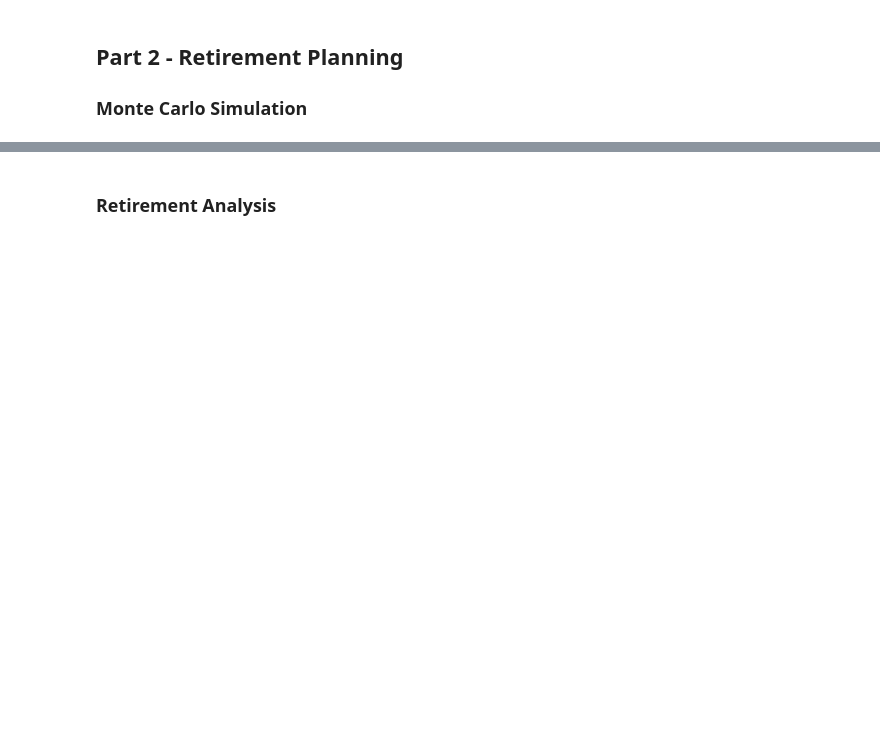
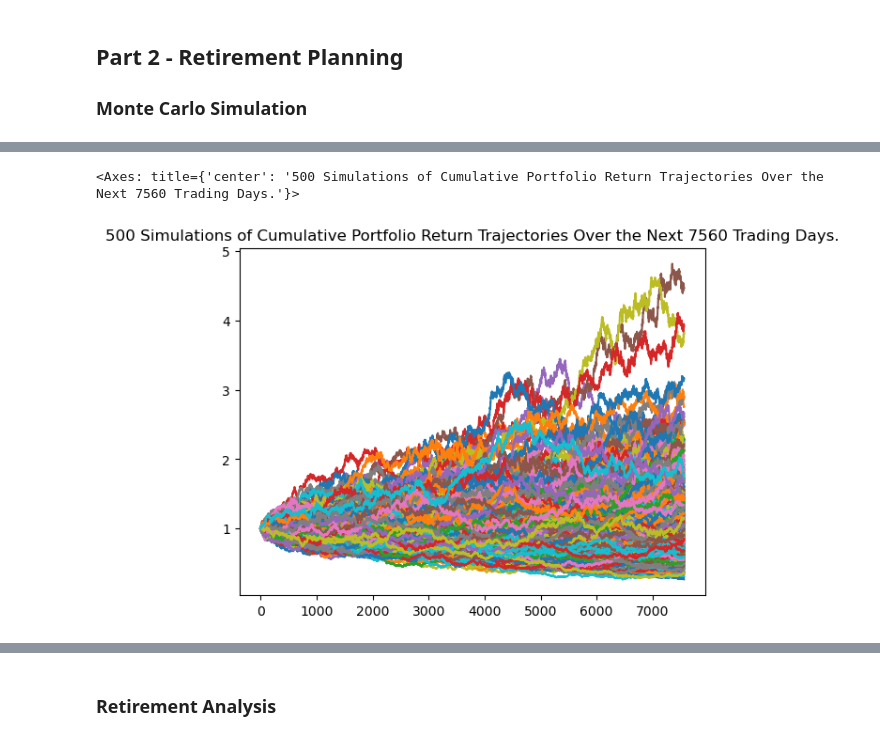
Before and after one commit to kimrodriguezFINTECH/CHALLENGE_5, a Jupyter notebook: financial-planner.ipynb, the cells around one changed output, grey strips where cells are left out. Drawn from its saved outputs; the diff is of its cells as text; code cells hidden in the pictures; blank space fills up the shorter version.

```diff
--- a/financial-planner.ipynb
+++ b/financial-planner.ipynb
@@ -53,9 +54,13 @@ my_agg = 200
 my_spy = 50
 # %%
 # Set Alpaca API key and secret
-# YOUR CODE HERE!
+alpaca_api_key = os.getenv("ALPACA_API_KEY")
+alpaca_secret_key = os.getenv("ALPACA_SECRET_KEY")
 
 # Create the Alpaca API object
-# YOUR CODE HERE!
+alpaca = tradeapi.REST(
+    alpaca_api_key,
+    alpaca_secret_key,
+    api_version="v2")
 # %%
 # Format current date as ISO format
@@ -127,19 +177,27 @@ emergency_fund = monthly_income * 3
 # %%
 # Set start and end dates of five years back from today.
 # Sample results may vary from the solution based on the time frame chosen
-start_date = pd.Timestamp('2016-05-01', tz='America/New_York').isoformat()
-end_date = pd.Timestamp('2021-05-01', tz='America/New_York').isoformat()
+start_date = pd.Timestamp('2021-01-19', tz='America/New_York').isoformat()
+end_date = pd.Timestamp('2024-01-19', tz='America/New_York').isoformat()
 # %%
 # Get 5 years' worth of historical data for SPY and AGG
-# YOUR CODE HERE!
+df_five_year = alpaca.get_bars(
+    tickers,
+    timeframe,
+    start= start_date,
+    end= end_date,
+).df
 
 # Reorganize the DataFrame
+df_five_year
+
 # Separate ticker data
-# YOUR CODE HERE!
+AGG = df_five_year[df_five_year["symbol"]=="AGG"].drop("symbol", axis=1)
+SPY = df_five_year[df_five_year["symbol"]=="SPY"].drop("symbol", axis=1)
 
 
 # Concatenate the ticker DataFrames
-# YOUR CODE HERE!
+df_five_year = pd.concat([AGG, SPY], axis=1, keys=["AGG","SPY"])
 
 # Display sample data
-df_stock_data.head()
+df_five_year
@@ -145,0 +220,8 @@ df_stock_data.head()
+# %%
+# Configuring a Monte Carlo simulation to forecast 30 years cumulative returns
+MC_thirty_year = MCSimulation(
+    portfolio_data = df_five_year,
+    weights = [.60,.40],
+    num_simulation = 500,
+    num_trading_days = 252*30
+)
@@ -155,5 +267,8 @@ df_stock_data.head()
 # %%
 # Plot simulation outcomes
-# YOUR CODE HERE!
+MC_thirty_year.plot_simulation()
+# %% [output]
+<Axes: title={'center': '500 Simulations of Cumulative Portfolio Return Trajectories Over the Next 7560 Trading Days.'}>
+[figure, added]
 # %%
 # Plot probability distribution and confidence intervals
```
Also changed, not shown: parts of 19 cells of this notebook, 2 other files.
